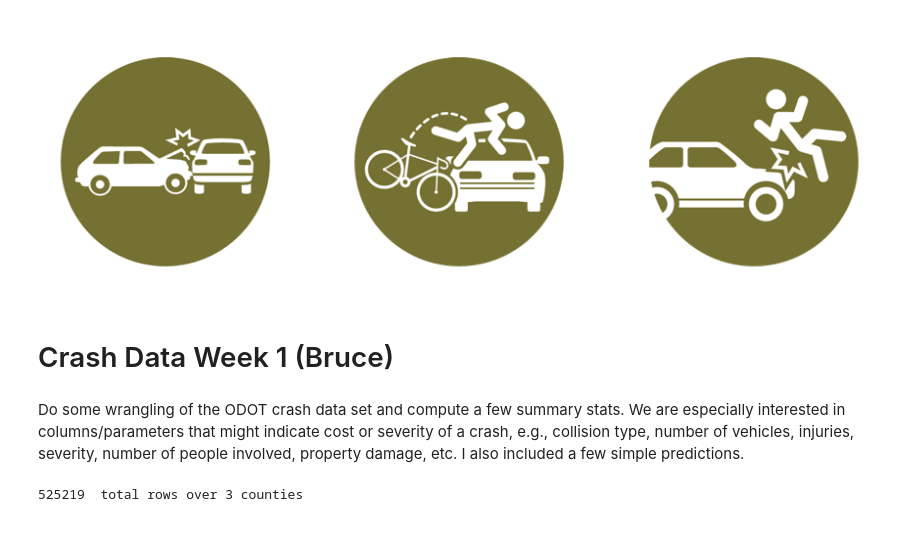
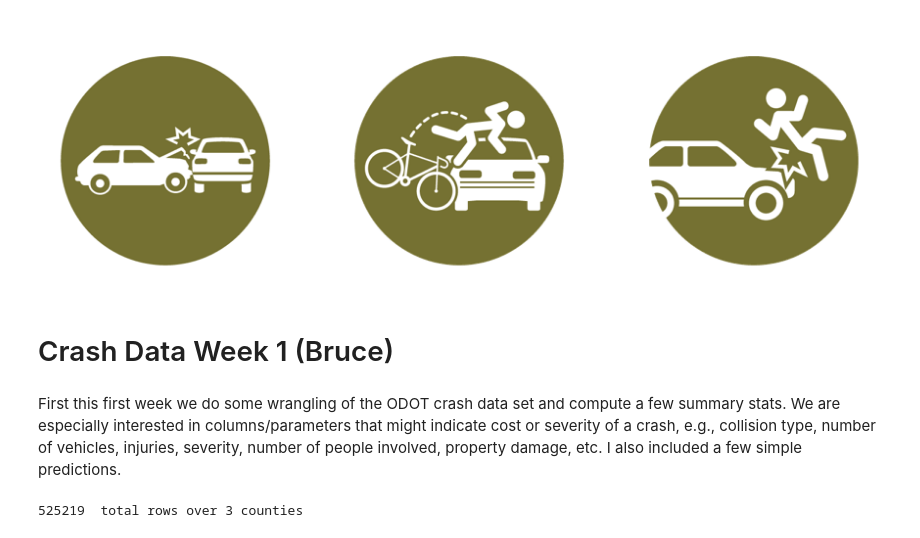
Before and after one commit to BruceIrvin/PDSG_Crash_Purple, a Jupyter notebook: bi_crash_1.ipynb, the cells around one changed output. Saved outputs shown, nothing was run; the diff lists cells and outputs as text; code cells hidden in the pictures.

Commit message:
fix the intro image

```diff
--- a/bi_crash_1.ipynb
+++ b/bi_crash_1.ipynb
@@ -1,10 +1,16 @@
-# %% [markdown]
-![CrashIcon.png](attachment:CrashIcon.png)
+# %%
+from IPython.display import HTML
+from IPython.display import Image
+import webbrowser
+
+Image("CrashIcon.png")
+# %% [output]
+[figure, added]
 # %% [markdown]
 # Crash Data Week 1 (Bruce)
 # %% [markdown]
 
-Do some wrangling of the ODOT crash data set and compute a few summary stats. We are especially interested in columns/parameters that might indicate cost or severity of a crash, e.g., collision type, number of vehicles, injuries, severity, number of people involved, property damage, etc. I also included a few simple predictions.
+First this first week we do some wrangling of the ODOT crash data set and compute a few summary stats. We are especially interested in columns/parameters that might indicate cost or severity of a crash, e.g., collision type, number of vehicles, injuries, severity, number of people involved, property damage, etc. I also included a few simple predictions.
 # %%
 import pandas as pd
 
```
Also changed, not shown: parts of 1 cell of this notebook.
